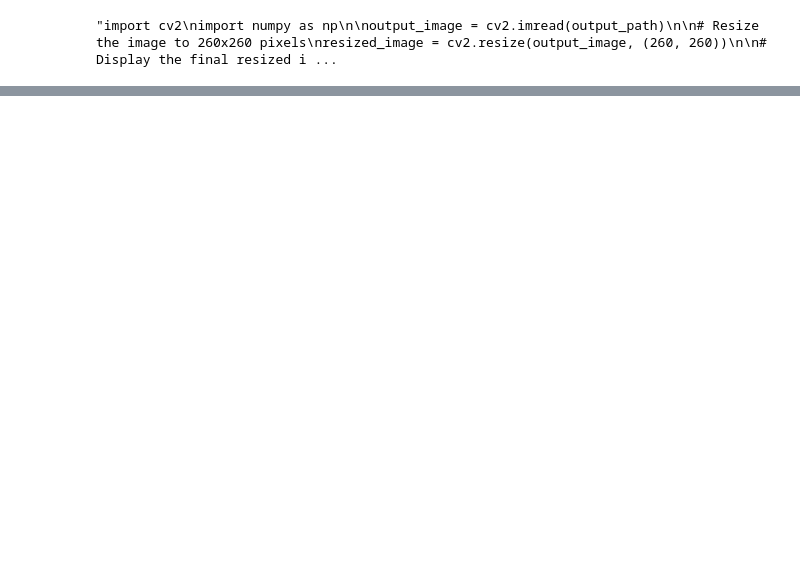
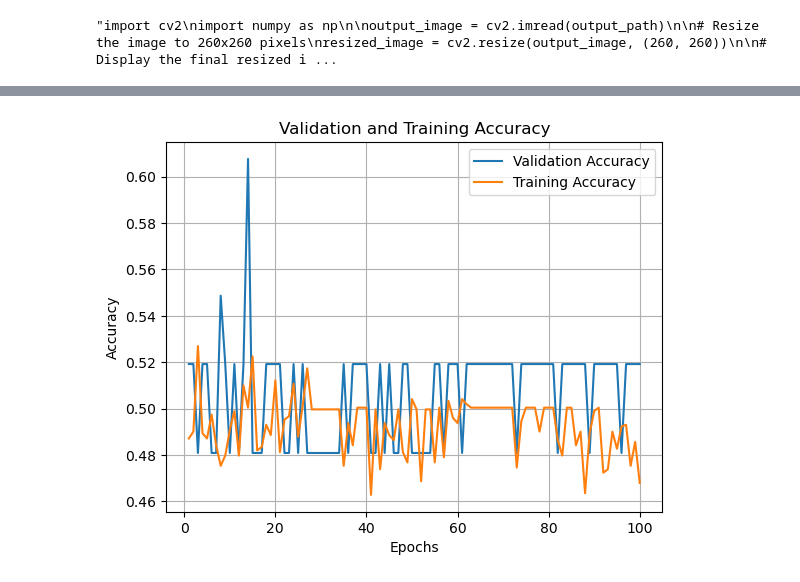
Before and after one commit to elenaabcc/VGG16-Brand-Reko-from-runway-images, a Jupyter notebook: etl_csv.ipynb, the cells around one changed output, grey strips where cells are left out. Cells and saved outputs as stored; diff of their text form; code cells hidden in the pictures; blank space fills up the shorter version.

Commit message:
model update

```diff
--- a/etl_csv.ipynb
+++ b/etl_csv.ipynb
@@ -14,7 +14,7 @@ rway_img_df['brand'] = rway_img_df['brand'].str.replace("-", " ")
 rway_img_df['brand'] = rway_img_df['brand'].str.strip()
 # %%
 # create a small dataframe with the brand in scope
-brand_in_scope = ['versace', 'hermes']
+brand_in_scope = ['chanel', 'rick owens', 'givenchy']
 rway_img_df_small = pd.DataFrame()
 
 for i,row in enumerate(rway_img_df['brand']):
@@ -42,7 +42,7 @@ for index, row in rway_img_df_small.iterrows():
 #! it's takes 105m for 1694 imgs (% of full sample size)
 #! Time estimate per img 2secs
 
-"""from rembg import remove
+from rembg import remove
 import os
 
 path_prefix = "./imgs/images/images/"
@@ -58,5 +58,5 @@ for index, row in rway_img_df_small.iterrows():
         with open(output_path, 'wb') as o:
             input_data = i.read()
             output_data = remove(input_data)
-            o.write(output_data)"""
+            o.write(output_data)
 # %% [output]
@@ -82,0 +278,23 @@ cv2.destroyAllWindows()"""
+# %%
+import matplotlib.pyplot as plt
+
+# Supponiamo che tu abbia già addestrato il modello utilizzando model.fit()
+
+# Ottieni i risultati dell'addestramento dallo storico del modello
+
+# Recupera i valori di val_accuracy e accuracy per ogni epoca
+val_accuracy = history_100.history['val_accuracy']
+accuracy = history_100.history['accuracy']
+epochs = range(1, len(val_accuracy) + 1)
+
+# Plotta i risultati
+plt.plot(epochs, val_accuracy, label='Validation Accuracy')
+plt.plot(epochs, accuracy, label='Training Accuracy')
+plt.xlabel('Epochs')
+plt.ylabel('Accuracy')
+plt.title('Validation and Training Accuracy')
+plt.legend()
+plt.grid(True)
+plt.show()
+# %% [output]
+[figure, added]
```
Also changed, not shown: parts of 30 cells of this notebook.
